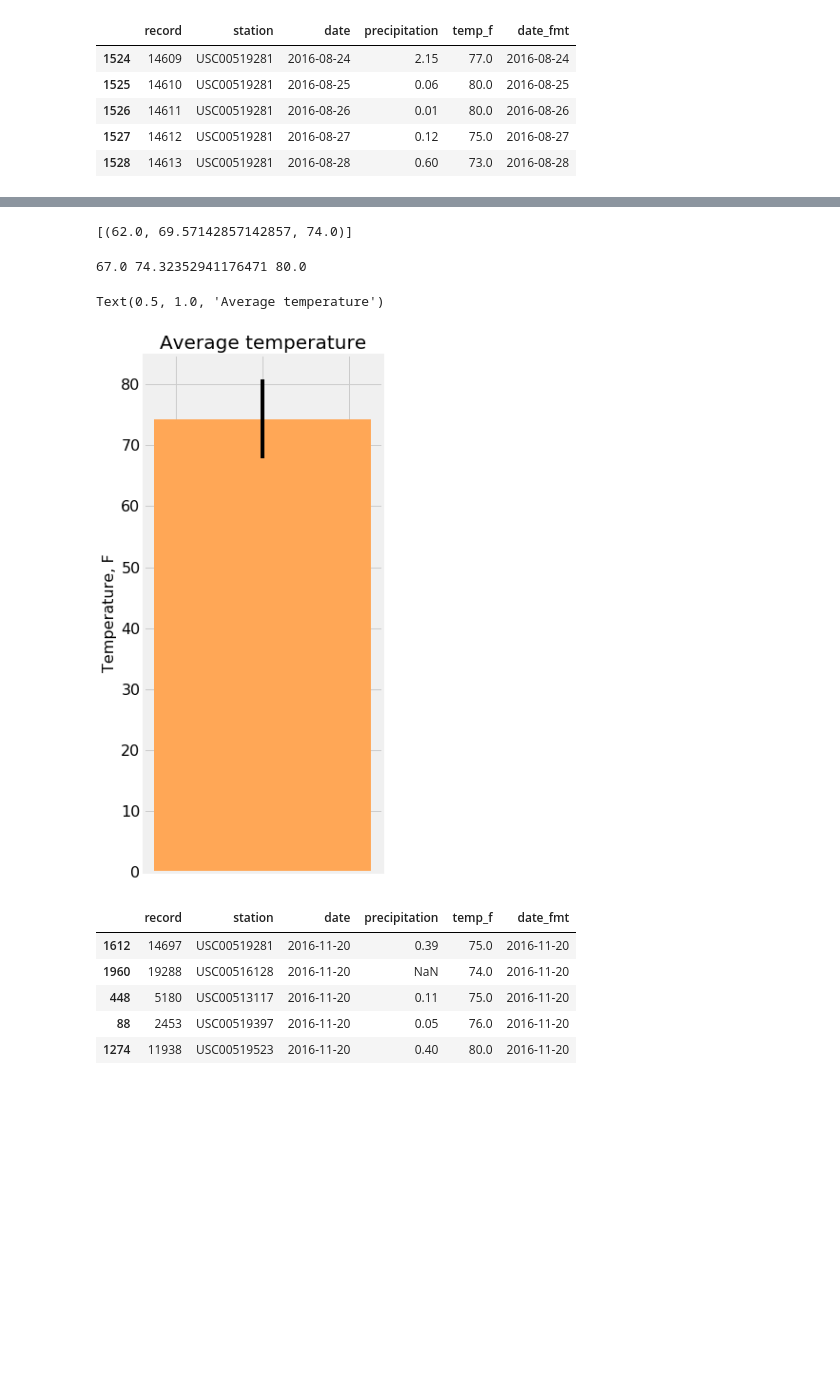
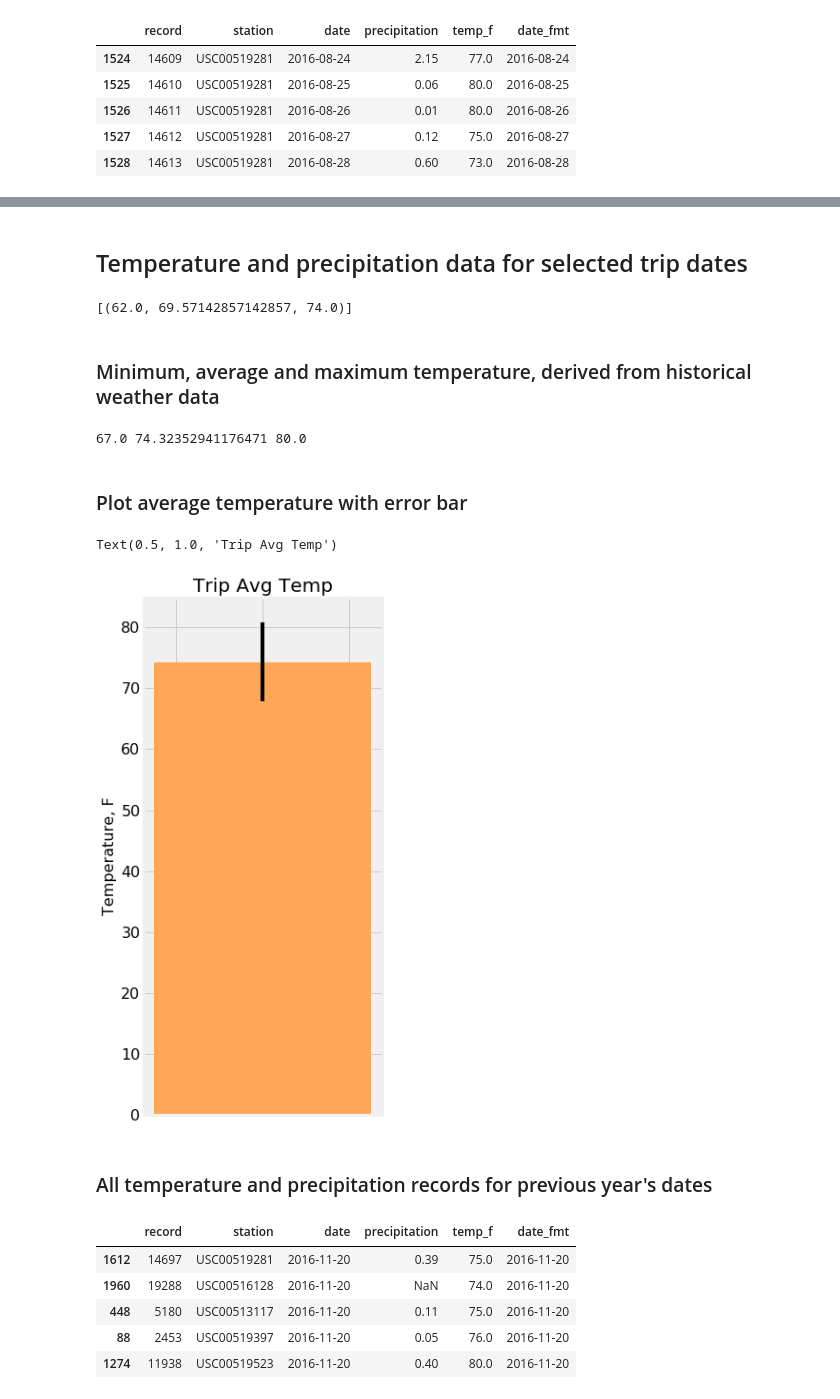
Before and after one commit to ovbondarenko/climate-analysis, a Jupyter notebook: main.ipynb, the cells around one changed output, grey strips where cells are left out. Drawn from its saved outputs; the diff is of its cells as text; code cells hidden in the pictures; blank space fills up the shorter version.

```diff
--- a/main.ipynb
+++ b/main.ipynb
@@ -171,3 +170,5 @@ Text(0.5, 0, 'Temperature, F')
+# %% [markdown]
+## Temperature and precipitation data for selected trip dates
 # %%
 # This function called `calc_temps` will accept start date and end date in the format '%Y-%m-%d'
 # and return the minimum, average, and maximum temperatures for that range of dates
@@ -189,6 +190,8 @@ def calc_temps(start_date, end_date):
 print(calc_temps('2012-02-28', '2012-03-05'))
 # %% [output]
 [(62.0, 69.57142857142857, 74.0)]
+# %% [markdown]
+### Minimum, average and maximum temperature, derived from historical weather data
 # %%
 # Use your previous function `calc_temps` to calculate the tmin, tavg, and tmax
 # for your trip using the previous year's data for those same dates.
@@ -198,20 +201,24 @@ tmin, tavg, tmax = calc_temps(trip_start, trip_end)[0]
 print(tmin, tavg, tmax)
 # %% [output]
 67.0 74.32352941176471 80.0
+# %% [markdown]
+### Plot average temperature with error bar
 # %%
 # Plot the results from your previous query as a bar chart.
 # Use "Trip Avg Temp" as your Title
 # Use the average temperature for the y value
 # Use the peak-to-peak (tmax-tmin) value as the y error bar (yerr)
 fig, ax = plt.subplots(figsize = (4,10))
 ax.bar(1, tavg, yerr = (tmax-tmin)/2, width = 0.5, color = 'xkcd:pale orange')
 ax.set_xticklabels([])
 ax.set_ylabel('Temperature, F', fontsize = 16)
 ax.tick_params(labelsize = 16)
-ax.set_title('Average temperature', fontsize = 20)
+ax.set_title('Trip Avg Temp', fontsize = 20)
 # %% [output]
-Text(0.5, 1.0, 'Average temperature')
+Text(0.5, 1.0, 'Trip Avg Temp')
-[figure, old version]
+[figure, new version]
+# %% [markdown]
+### All temperature and precipitation records for previous year's dates
 # %%
 trip_start_dt = dt.datetime.strptime(trip_start, '%Y-%m-%d')
 trip_end_dt = dt.datetime.strptime(trip_end, '%Y-%m-%d')
```
Also changed, not shown: parts of 17 cells of this notebook.
